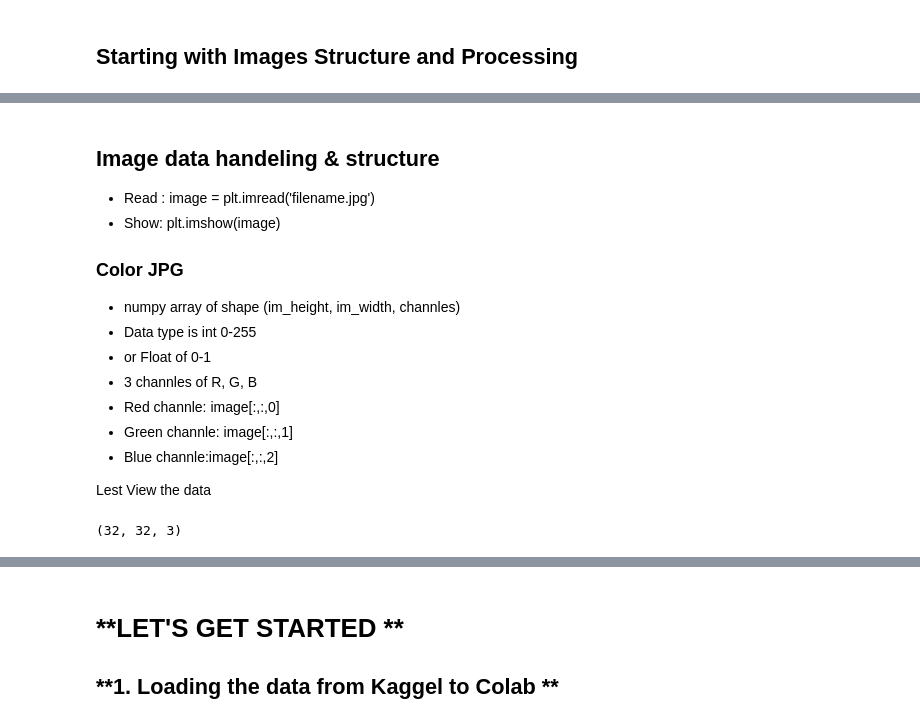
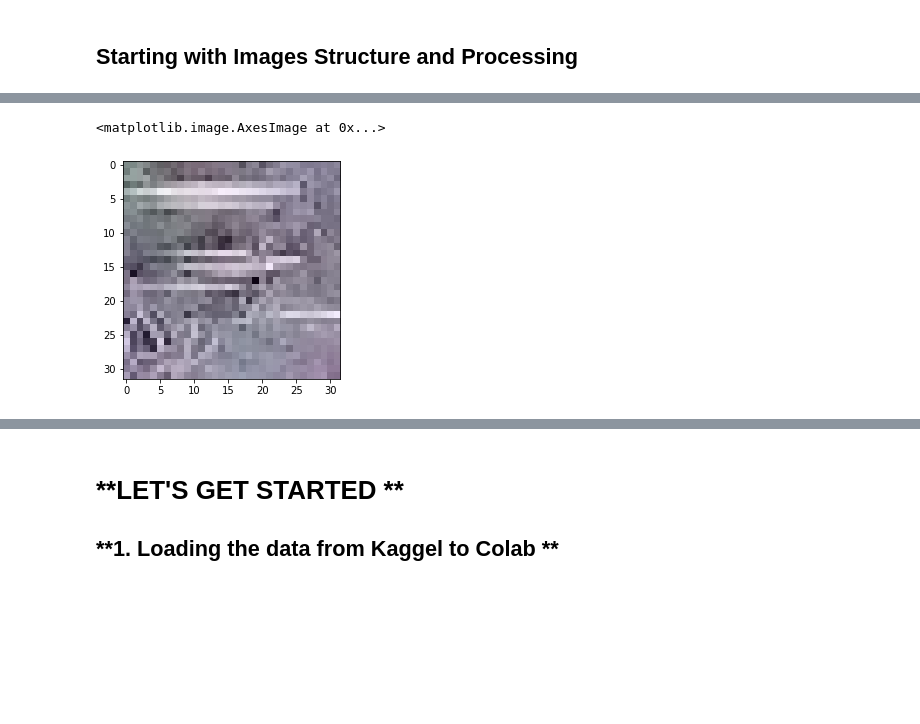
Before and after one commit to talfr123/cactus-classification, a Jupyter notebook: Copy_of_Untitled (1).ipynb, the cells around one changed output, grey strips where cells are left out. Drawn from its saved outputs; the diff is of its cells as text; code cells hidden in the pictures; blank space fills up the shorter version.

```diff
--- a/Copy_of_Untitled (1).ipynb
+++ b/Copy_of_Untitled (1).ipynb
@@ -45,19 +50,7 @@ Saving 15f3fdf941a0de5746d315f38a21507a.jpg to 15f3fdf941a0de5746d315f38a21507a.
-# %% [markdown]
-## Image data handeling & structure
-* Read : image = plt.imread('filename.jpg')
-* Show: plt.imshow(image)
-### Color JPG
-* numpy array of shape (im_height, im_width, channles)
-* Data type is int 0-255
-* or Float of 0-1
-* 3 channles of R, G, B
-* Red channle: image[:,:,0]
-* Green channle: image[:,:,1]
-* Blue channle:image[:,:,2]
-
-Lest View the data
 # %%
-image = plt.imread('0004be2cfeaba1c0361d39e2b000257b.jpg')
+image = cv2.imread('0004be2cfeaba1c0361d39e2b000257b.jpg')
 image.shape
+plt.imshow(image)
 # %% [output]
-(32, 32, 3)
+<matplotlib.image.AxesImage at 0x...>
+[figure, added]
```
Also changed, not shown: parts of 61 cells of this notebook, 3 other files.
